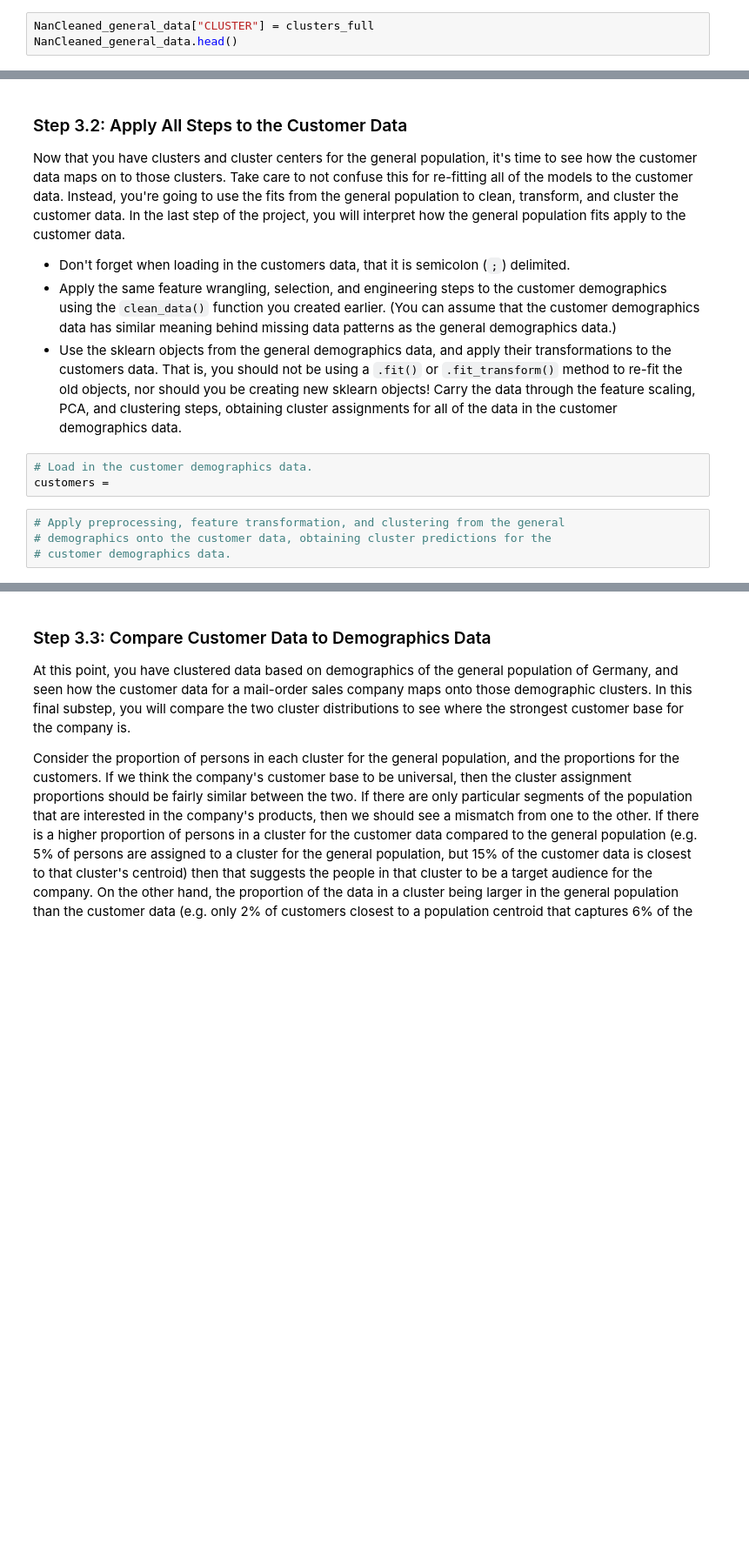
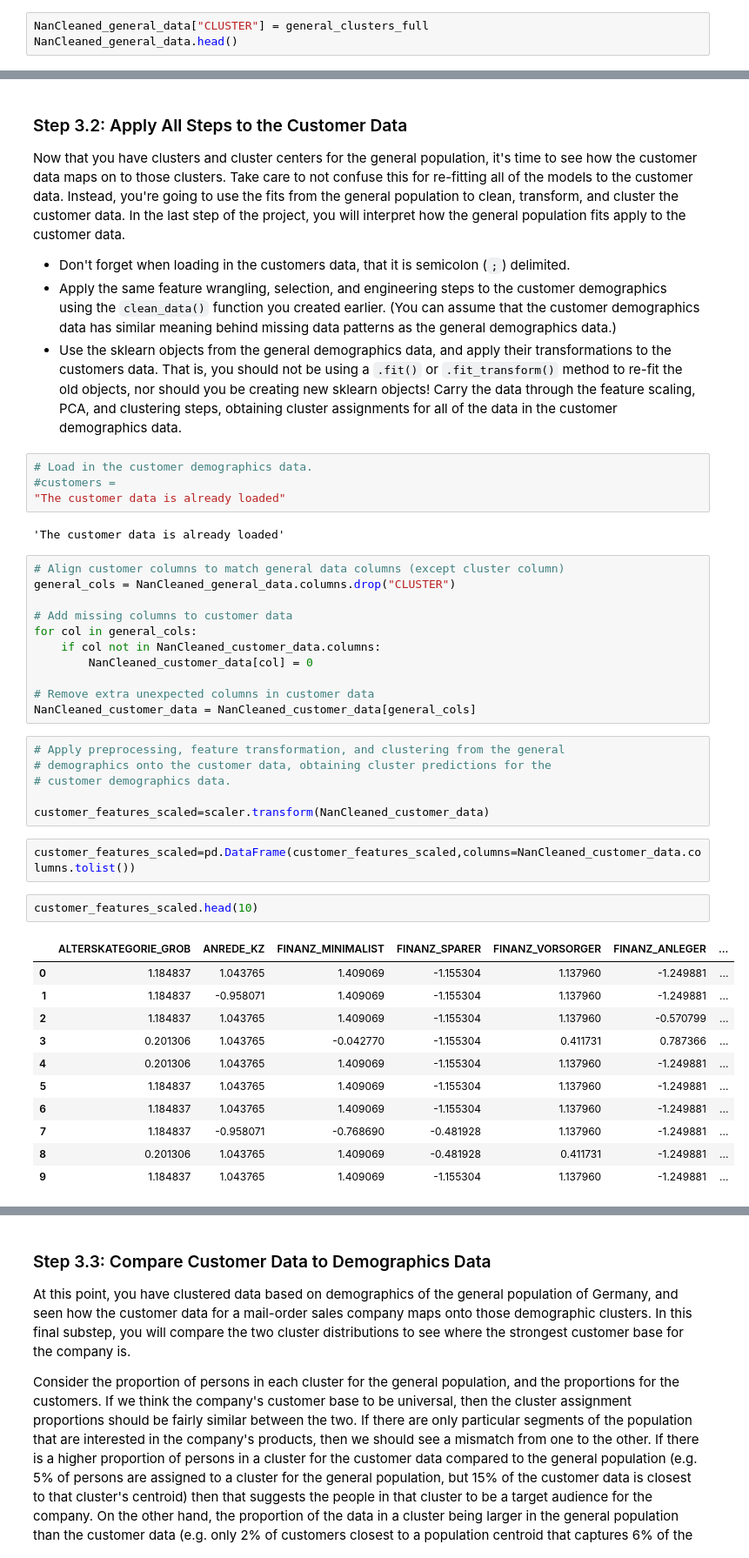
Before and after one commit to EssaAlsharif/Identify-Customer-Segments, a Jupyter notebook: Identify_Customer_Segments.ipynb, the cells around one changed output, grey strips where cells are left out. Shown at 87% size. Cells and saved outputs as stored; diff of their text form; blank space fills up the shorter version.

```diff
--- a/Identify_Customer_Segments.ipynb
+++ b/Identify_Customer_Segments.ipynb
@@ -1546,5 +1547,5 @@ clusters_full = mini_kmeans.labels_
 # %%
-NanCleaned_general_data["CLUSTER"] = clusters_full
+NanCleaned_general_data["CLUSTER"] = general_clusters_full
 NanCleaned_general_data.head()
 # %% [output]
 |  | ALTERSKATEGORIE_GROB | ANREDE_KZ | FINANZ_MINIMALIST | FINANZ_SPARER | FINANZ_VORSORGER | FINANZ_ANLEGER | ... |
@@ -1567,8 +1568,40 @@ Now that you have clusters and cluster centers for the general population, it's
 - Use the sklearn objects from the general demographics data, and apply their transformations to the customers data. That is, you should not be using a `.fit()` or `.fit_transform()` method to re-fit the old objects, nor should you be creating new sklearn objects! Carry the data through the feature scaling, PCA, and clustering steps, obtaining cluster assignments for all of the data in the customer demographics data.
 # %%
 # Load in the customer demographics data.
-customers =
+#customers =
+"The customer data is already loaded"
+# %% [output]
+'The customer data is already loaded'
+# %%
+# Align customer columns to match general data columns (except cluster column)
+general_cols = NanCleaned_general_data.columns.drop("CLUSTER")
+
+# Add missing columns to customer data
+for col in general_cols:
+    if col not in NanCleaned_customer_data.columns:
+        NanCleaned_customer_data[col] = 0
+
+# Remove extra unexpected columns in customer data
+NanCleaned_customer_data = NanCleaned_customer_data[general_cols]
 # %%
 # Apply preprocessing, feature transformation, and clustering from the general
 # demographics onto the customer data, obtaining cluster predictions for the
 # customer demographics data.
+
+customer_features_scaled=scaler.transform(NanCleaned_customer_data)
+# %%
+customer_features_scaled=pd.DataFrame(customer_features_scaled,columns=NanCleaned_customer_data.columns.tolist())
+# %%
+customer_features_scaled.head(10)
+# %% [output]
+|  | ALTERSKATEGORIE_GROB | ANREDE_KZ | FINANZ_MINIMALIST | FINANZ_SPARER | FINANZ_VORSORGER | FINANZ_ANLEGER | ... |
+| 0 | 1.184837 | 1.043765 | 1.409069 | -1.155304 | 1.137960 | -1.249881 | ... |
+| 1 | 1.184837 | -0.958071 | 1.409069 | -1.155304 | 1.137960 | -1.249881 | ... |
+| 2 | 1.184837 | 1.043765 | 1.409069 | -1.155304 | 1.137960 | -0.570799 | ... |
+| 3 | 0.201306 | 1.043765 | -0.042770 | -1.155304 | 0.411731 | 0.787366 | ... |
+| 4 | 0.201306 | 1.043765 | 1.409069 | -1.155304 | 1.137960 | -1.249881 | ... |
+| 5 | 1.184837 | 1.043765 | 1.409069 | -1.155304 | 1.137960 | -1.249881 | ... |
+| 6 | 1.184837 | 1.043765 | 1.409069 | -1.155304 | 1.137960 | -1.249881 | ... |
+| 7 | 1.184837 | -0.958071 | -0.768690 | -0.481928 | 1.137960 | -1.249881 | ... |
+| 8 | 0.201306 | 1.043765 | 1.409069 | -0.481928 | 0.411731 | -1.249881 | ... |
+| 9 | 1.184837 | 1.043765 | 1.409069 | -1.155304 | 1.137960 | -1.249881 | ... |
```
Also changed, not shown: parts of 14 cells of this notebook.
